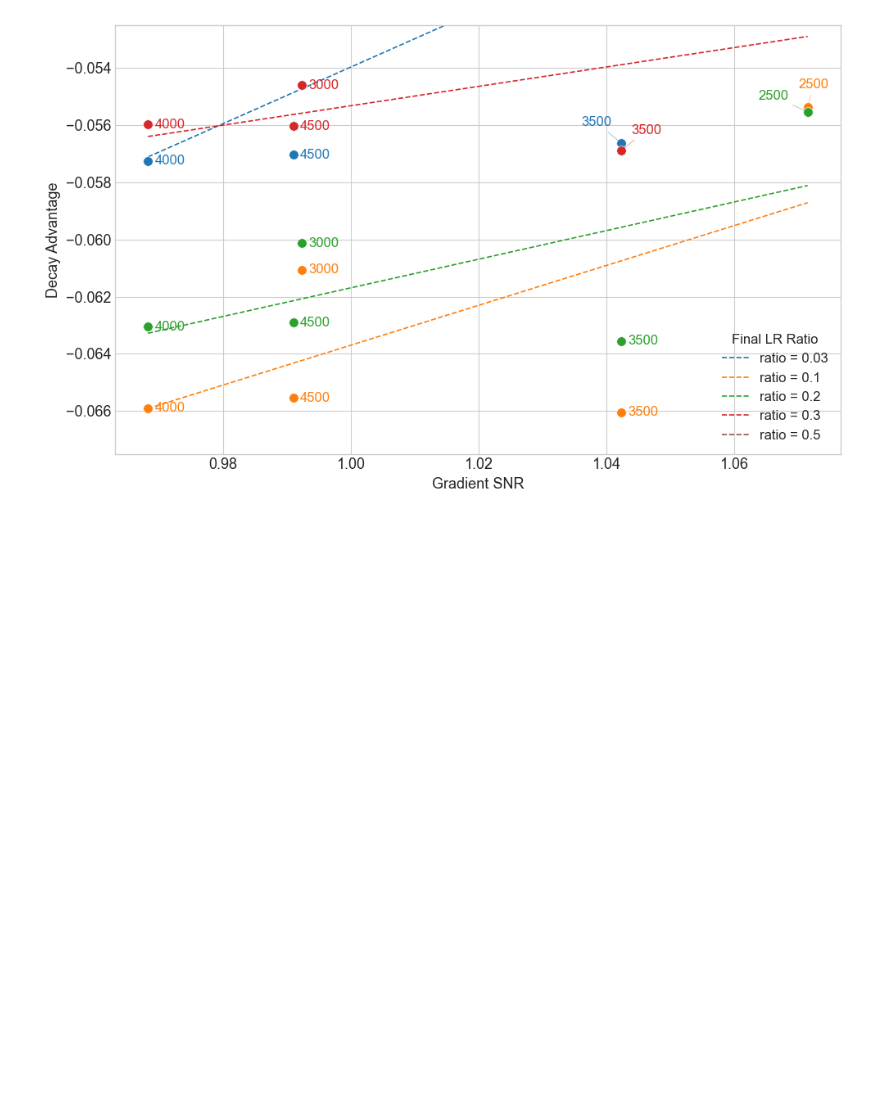
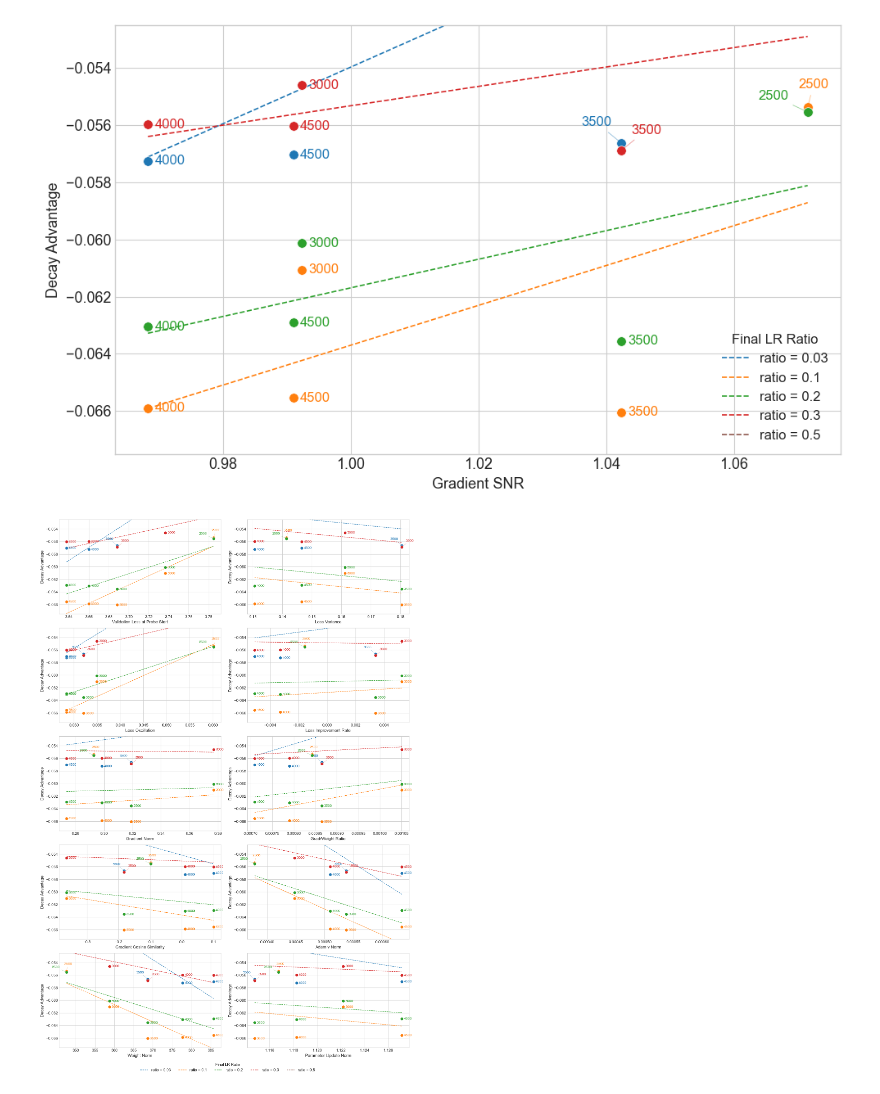
Before and after one commit to Duckymini/wsd_metric_triggered, a Jupyter notebook: notebooks/plateau_decay_amount_metrics_analysis.ipynb, the cells around one changed output. Saved outputs shown, nothing was run; the diff lists cells and outputs as text; code cells hidden in the pictures; blank space fills up the shorter version.

Commit message:
Slight change on the notebook to generate additional plots for the report

```diff
--- a/notebooks/plateau_decay_amount_metrics_analysis.ipynb
+++ b/notebooks/plateau_decay_amount_metrics_analysis.ipynb
@@ -358,3 +358,77 @@ plt.tight_layout()
 plt.show()
 # %% [output]
 [figure]
+# %%
+_adv = sweep[sweep["final_lr_ratio"] != 1.0].copy()
+
+_metric_plot_cols = [m for m in metric_cols if m != "grad_snr" and m in _adv.columns]
+_metric_labels = {
+    "probe_start_val_loss": "Validation Loss at Probe Start",
+    "loss_variance": "Loss Variance",
+    "loss_oscillation": "Loss Oscillation",
+    "loss_improvement_rate": "Loss Improvement Rate",
+    "grad_norm": "Gradient Norm",
+    "grad_weight_ratio": "Grad/Weight Ratio",
+    "grad_cosine_sim": "Gradient Cosine Similarity",
+    "adam_v_norm": "Adam v Norm",
+    "weight_norm": "Weight Norm",
+    "param_update_norm": "Parameter Update Norm",
+}
+
+_custom_offsets = {
+    (0.3,  3500): ( 22,  18),
+    (0.03, 3500): (-22,  18),
+    (0.2,  2500): (-30,  14),
+    (0.1,  2500): (  5,  20),
+}
+
+_ratio_colors = dict(zip(sorted(_adv["final_lr_ratio"].unique()), plt.cm.tab10(np.linspace(0, 0.5, 5))))
+fig, axes = plt.subplots(5, 2, figsize=(15, 22))
+axes = axes.ravel()
+_handles, _labels = None, None
+
+for ax, metric in zip(axes, _metric_plot_cols):
+    _sub = _adv.dropna(subset=[metric, "decay_advantage"]).sort_values("probe_start_step")
+    if _sub.empty:
+        ax.set_visible(False)
+        continue
+
+    for ratio, group in _sub.groupby("final_lr_ratio"):
+        x, y = group[metric].values, group["decay_advantage"].values
+        color = _ratio_colors[ratio]
+        ax.scatter(x, y, color=color, s=70, zorder=3, edgecolors="white", linewidths=0.5)
+        for xi, yi, si in zip(x, y, group["probe_start_step"]):
+            key = (ratio, si)
+            if key in _custom_offsets:
+                dx, dy = _custom_offsets[key]
+                ax.annotate(f"{int(si)}", (xi, yi),
+                            textcoords="offset points", xytext=(dx, dy),
+                            fontsize=10, ha="center", va="center", color=color,
+                            arrowprops=dict(arrowstyle="-", color=color, lw=0.6, alpha=0.5))
+            else:
+                ax.annotate(f"{int(si)}", (xi, yi),
+                            textcoords="offset points", xytext=(6, 0),
+                            fontsize=10, va="center", color=color)
+        if len(x) >= 2 and np.unique(x).size >= 2:
+            m, b = np.polyfit(x, y, 1)
+            xs = np.linspace(x.min(), x.max(), 100)
+            ax.plot(xs, m * xs + b, color=color, linewidth=1.2, linestyle="--", label=f"ratio = {ratio:g}")
+
+    ax.axhline(0, color="black", linewidth=0.8, linestyle=":")
+    ax.set_ylim(-0.0675, -0.0525)
+    ax.set_xlabel(_metric_labels.get(metric, metric), fontsize=12)
+    ax.set_ylabel("Decay Advantage", fontsize=12)
+    ax.tick_params(labelsize=11)
+    if _handles is None:
+        _handles, _labels = ax.get_legend_handles_labels()
+
+for ax in axes[len(_metric_plot_cols):]:
+    ax.set_visible(False)
+
+if _handles:
+    fig.legend(_handles, _labels, title="Final LR Ratio", fontsize=11, title_fontsize=11,
+               loc="lower center", ncol=len(_labels), bbox_to_anchor=(0.5, 0.0))
+plt.tight_layout(rect=(0, 0.025, 1, 1))
+plt.show()
+# %% [output]
+[figure, added]
```
